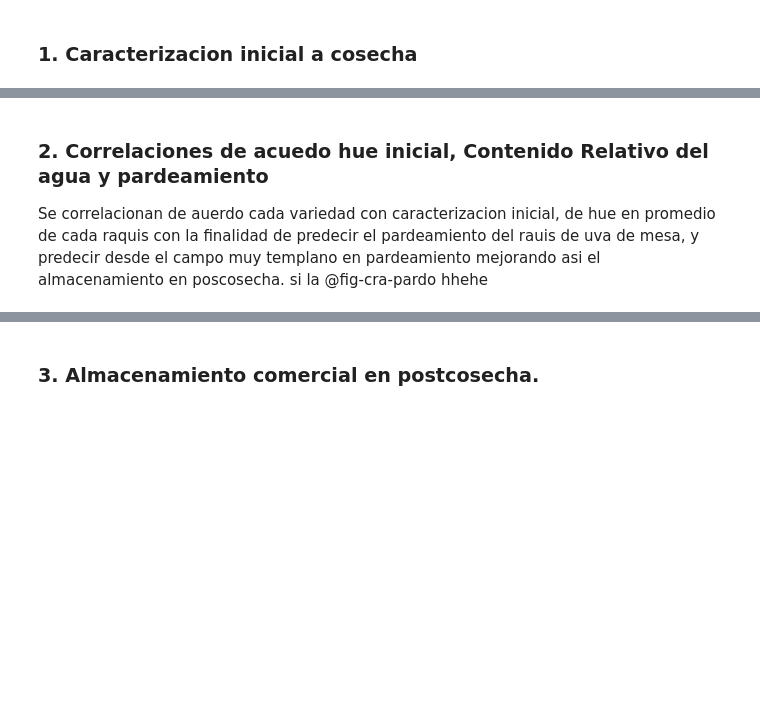
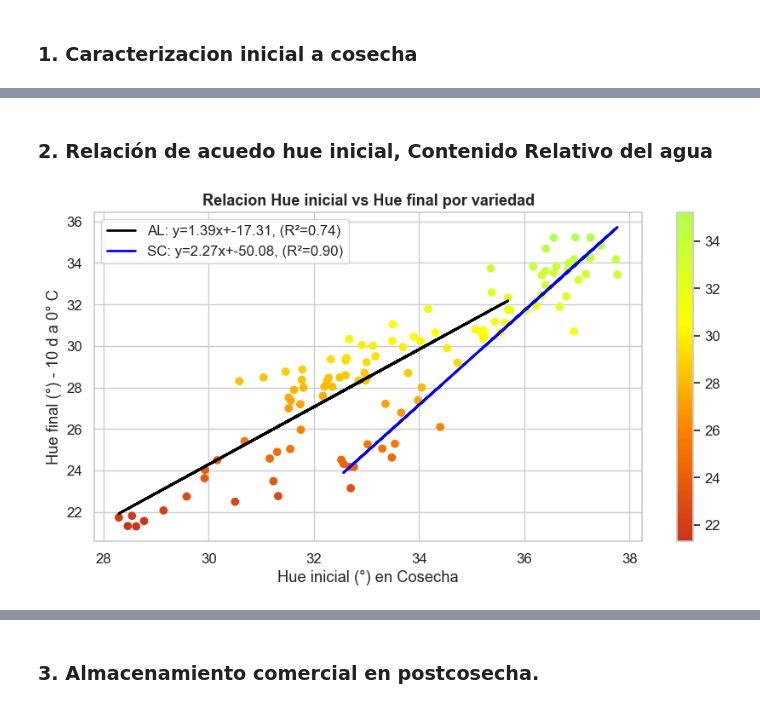
Before and after one commit to stwar7/Uva-de-mesa-2025, a Jupyter notebook: Scripts/pardeamiento_uva.ipynb, the cells around one changed output, grey strips where cells are left out. Saved outputs shown, nothing was run; the diff lists cells and outputs as text; code cells hidden in the pictures; blank space fills up the shorter version.

```diff
--- a/Scripts/pardeamiento_uva.ipynb
+++ b/Scripts/pardeamiento_uva.ipynb
@@ -58,37 +66,91 @@ FileNotFoundError: [Errno 2] No such file or directory: 'datos/caracterizacion i
 # %% [markdown]
-### 2. Correlaciones de acuedo hue inicial, Contenido Relativo del agua y pardeamiento
- Se correlacionan de auerdo cada variedad con caracterizacion inicial, de hue en promedio de cada raquis con la finalidad de predecir el pardeamiento del rauis de uva de mesa, y predecir desde el campo muy templano en pardeamiento mejorando asi el almacenamiento en poscosecha. si la  @fig-cra-pardo hhehe
+### 2. Relación de acuedo hue inicial, Contenido Relativo del agua
 # %%
-#| label: fig-cra-pardo
-#| fig-cap: Correlación entre CRA y Pardeamiento
-#Cargamos archivos de correlaciones
-datos_correlacion = pd.read_csv('datos/Pardeamiento uva de mesa.csv', sep= ';')
+# 1. Cargamos archivos
+# =====================================================================================
+datos_correlacion = pd.read_csv(r'../datos/Pardeamiento uva de mesa.csv', sep=';')
+
 df = pd.DataFrame(datos_correlacion)
 df.columns = df.columns.str.strip() # Normalizar nombres de columnas
 
 #Visualizar las primeras columnas de  df.
 #print(df.columns)
 #df.info()
 #df.head()
 
-# 1. Crear un identificador único por racimo
+# 2. Crear un identificador único por racimo
 df['ID'] = (df['Variedad'].astype(str) + '_' +
             df['Productor'].astype(str) + '_' +
             df['Tratamientos'].astype(str) + '_' +
             df['Repeticion'].astype(str) + '_' +
             df['N_Racimo'].astype(str))
 
-# 2. Pivotar para tener columnas separadas
+# 3. Pivotar para tener columnas separadas
 tabla_correlaciones = (
     df.pivot_table(
         index=['Variedad', 'ID'],
         columns='Tiempo',
         values='Hue'
     )
     .reset_index()
     .round(2)  # redondear a 2 decimales
 )
 
 #Visualizar tabla de correlaciones
 #tabla_correlaciones.head()
 #tabla_correlaciones.info()
+# Colormap personalizado con ayuda de Chatgpt
+colors = [
+    (0.8, 0.2, 0.1),   # Rojo degradado (menos saturado, más natural)
+    (1.0, 0.5, 0.0),   # Naranja
+    (1.0, 1.0, 0.0),   # Amarillo
+    (0.7, 1.0, 0.3)    # Verde amarillento
+]
+cmap_rav = mcolors.LinearSegmentedColormap.from_list("rojo_amarillo_verde", colors, N=256)
+
+
+# 4. Crear figura de correlaciones por variedad hus vs hue
+plt.figure(figsize=(9, 5))
+variedades = tabla_correlaciones['Variedad'].unique()
+
+# 5. Colores distintos para las líneas
+colores_linea = ['black', 'blue']
+
+# Correlaciones del T0 y T10
+sc = plt.scatter(tabla_correlaciones['T0'],
+                 tabla_correlaciones['T10'],
+                 c=tabla_correlaciones['T10'],
+                 cmap=cmap_rav
+)
+# Regresión lineal por variedad
+for i, variedad in enumerate(variedades):
+    datos = tabla_correlaciones[tabla_correlaciones['Variedad'] == variedad]
+    X = datos[['T0']].values
+    y = datos['T10'].values
+
+    #Regresion linel
+    modelo = LinearRegression()
+    modelo.fit(X, y)
+    y_pred = modelo.predict(X)
+
+    # Calcular R², pendiente, intercepto
+    r2 = r2_score(y, y_pred)
+    pendiente = modelo.coef_[0]
+    intercepto = modelo.intercept_
+
+    # Dibujar la línea de regresión variedad
+    plt.plot(X, y_pred,
+             color=colores_linea[i % len(colores_linea)],
+             lw=2, label=f'{variedad}: y={pendiente:.2f}x+{intercepto:.2f}, (R²={r2:.2f})')
+
+# Etiquetas y formato Grafico
+plt.xlabel('Hue inicial (°) en Cosecha')
+plt.ylabel('Hue final (°) - 10 d a 0° C')
+plt.title('Relacion Hue inicial vs Hue final por variedad', fontsize=13, weight='bold')
+plt.colorbar()
+plt.grid(True)
+plt.legend(frameon=True)
+plt.tight_layout()
+plt.show()
+# %% [output]
+[figure, added]
```
Also changed, not shown: parts of 7 cells of this notebook, 57 other files.
